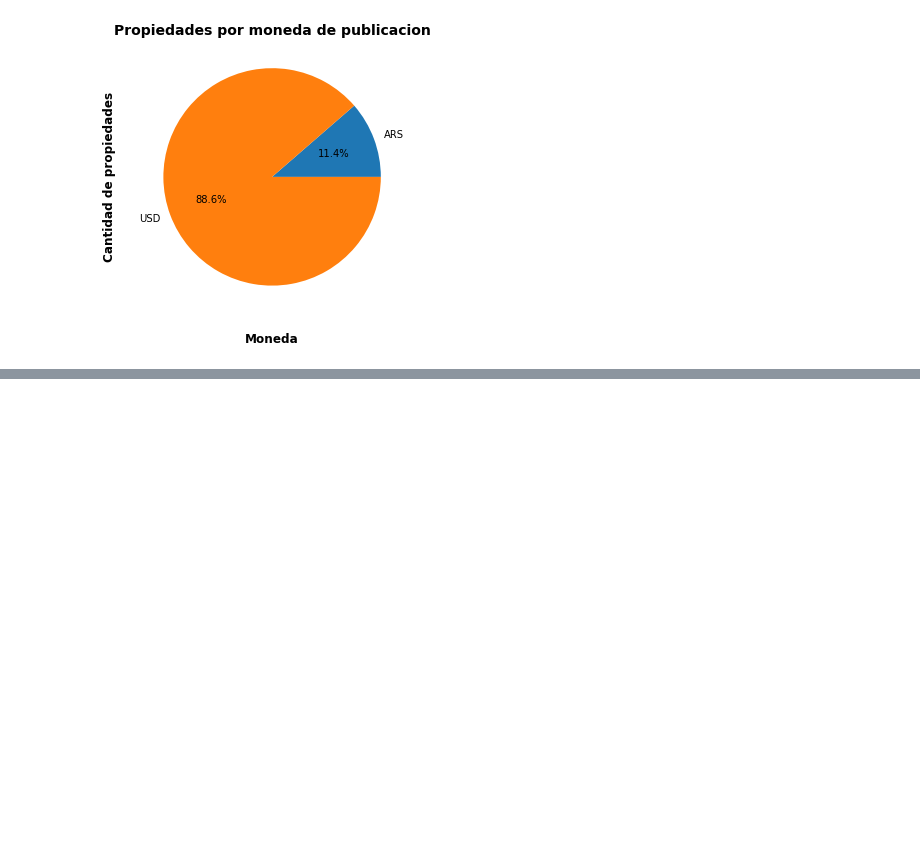
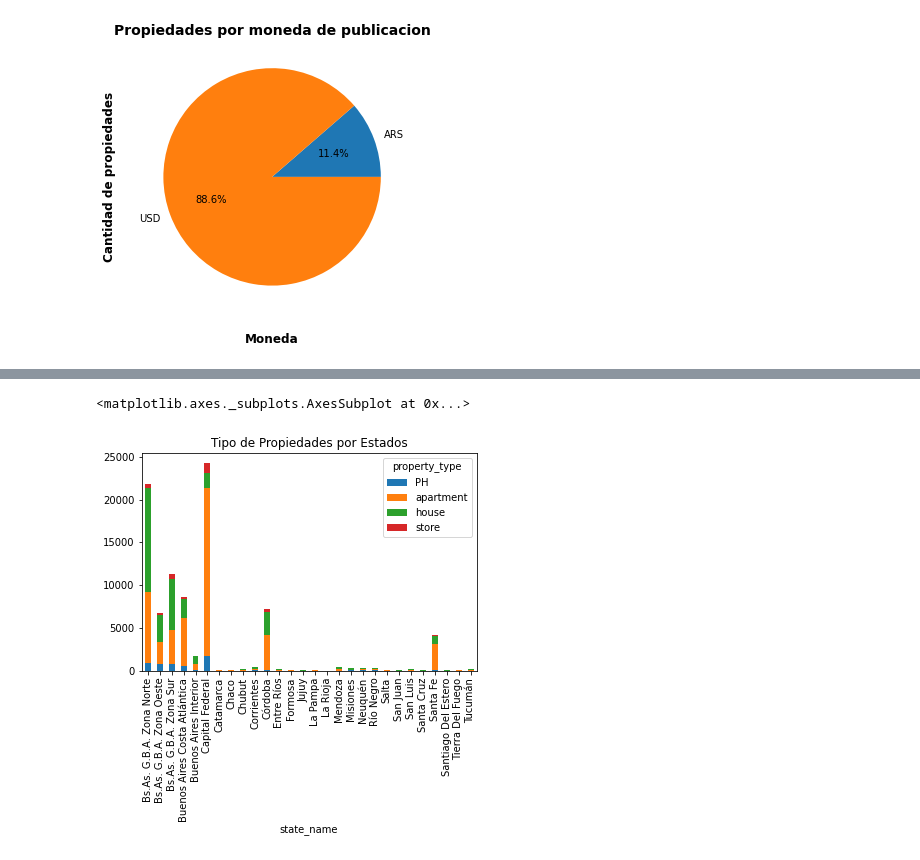
Before and after one commit to snjauregui/kaggle-courses, a Jupyter notebook: TP1_Properati.ipynb, the cells around one changed output, grey strips where cells are left out. Saved outputs shown, nothing was run; the diff lists cells and outputs as text; code cells hidden in the pictures; blank space fills up the shorter version.

```diff
--- a/TP1_Properati.ipynb
+++ b/TP1_Properati.ipynb
@@ -770,0 +698,23 @@ Text(0, 0.5, 'Cantidad de propiedades')
+# %%
+#AA-Cantidad de Tipo de Propiedades por Estados
+
+#Agrupacion de State_Name y Property_Type con sus respevtivos Totales
+States_PropType = properatti_data.groupby(['state_name','property_type']).size()
+
+#Se resetea los indices
+States_PropType = States_PropType.reset_index()
+
+#Se ordena por Totales
+States_PropType2 = States_PropType.sort_values([0], ascending=False)
+
+#Se valida Orden de Totales
+States_PropType2
+
+#Grafico
+States_PropType2 = pd.pivot_table(States_PropType2, columns = 'property_type', index = 'state_name',
+                                  values = 0)
+
+States_PropType2.plot(kind = 'bar', stacked = True, title='Tipo de Propiedades por Estados')
+# %% [output]
+<matplotlib.axes._subplots.AxesSubplot at 0x...>
+[figure, added]
```
Also changed, not shown: parts of 51 cells of this notebook.
